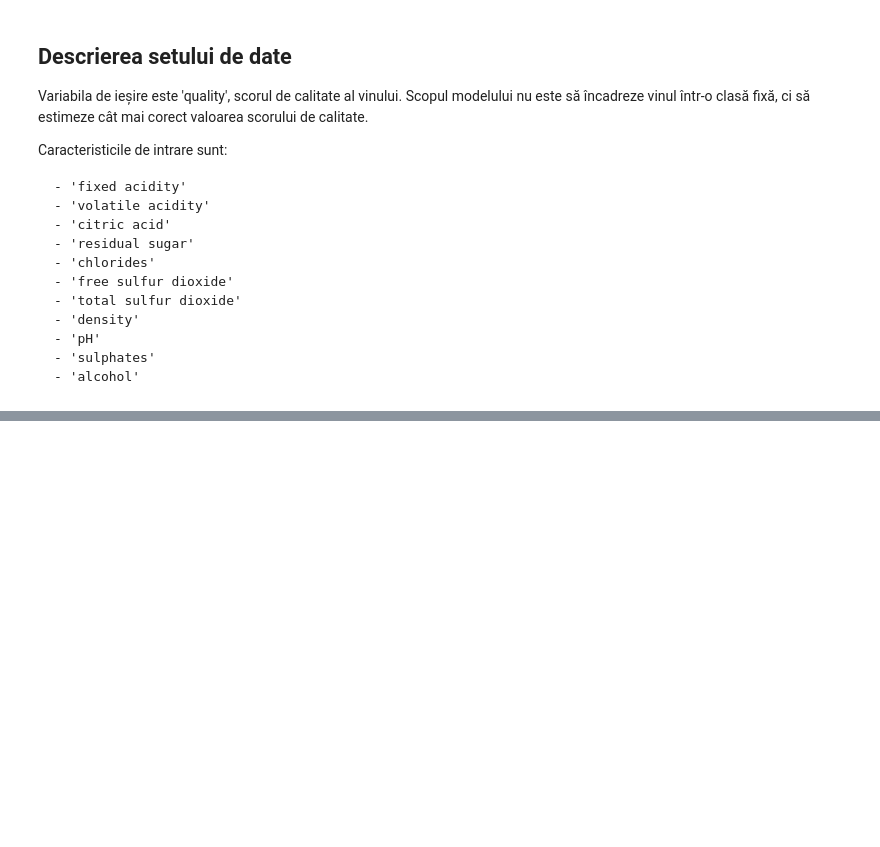
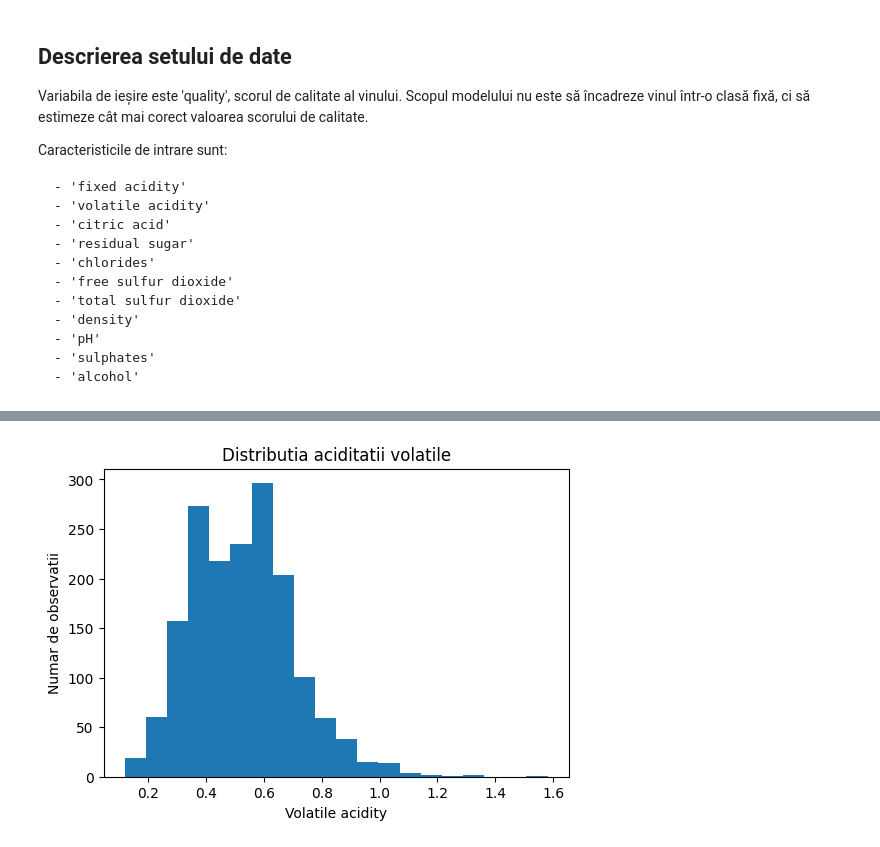
Before and after one commit to Technical-University-of-Cluj-Napoca/proiect-ml-deliavornicu, a Jupyter notebook: notebooks/regression.ipynb, the cells around one changed output, grey strips where cells are left out. Cells and saved outputs as stored; diff of their text form; code cells hidden in the pictures; blank space fills up the shorter version.

```diff
--- a/notebooks/regression.ipynb
+++ b/notebooks/regression.ipynb
@@ -54,0 +219,10 @@ Caracteristicile de intrare sunt:
+# %%
+plt.figure(figsize=(6,4))
+plt.hist(df["volatile acidity"], bins=20)
+plt.title("Distributia aciditatii volatile")
+plt.xlabel("Volatile acidity")
+plt.ylabel("Numar de observatii")
+plt.savefig("../results/eda_volatile_acidity.png", bbox_inches="tight", dpi=300)
+plt.show()
+# %% [output]
+[figure, added]
```
Also changed, not shown: parts of 136 cells of this notebook, 18 other files.
